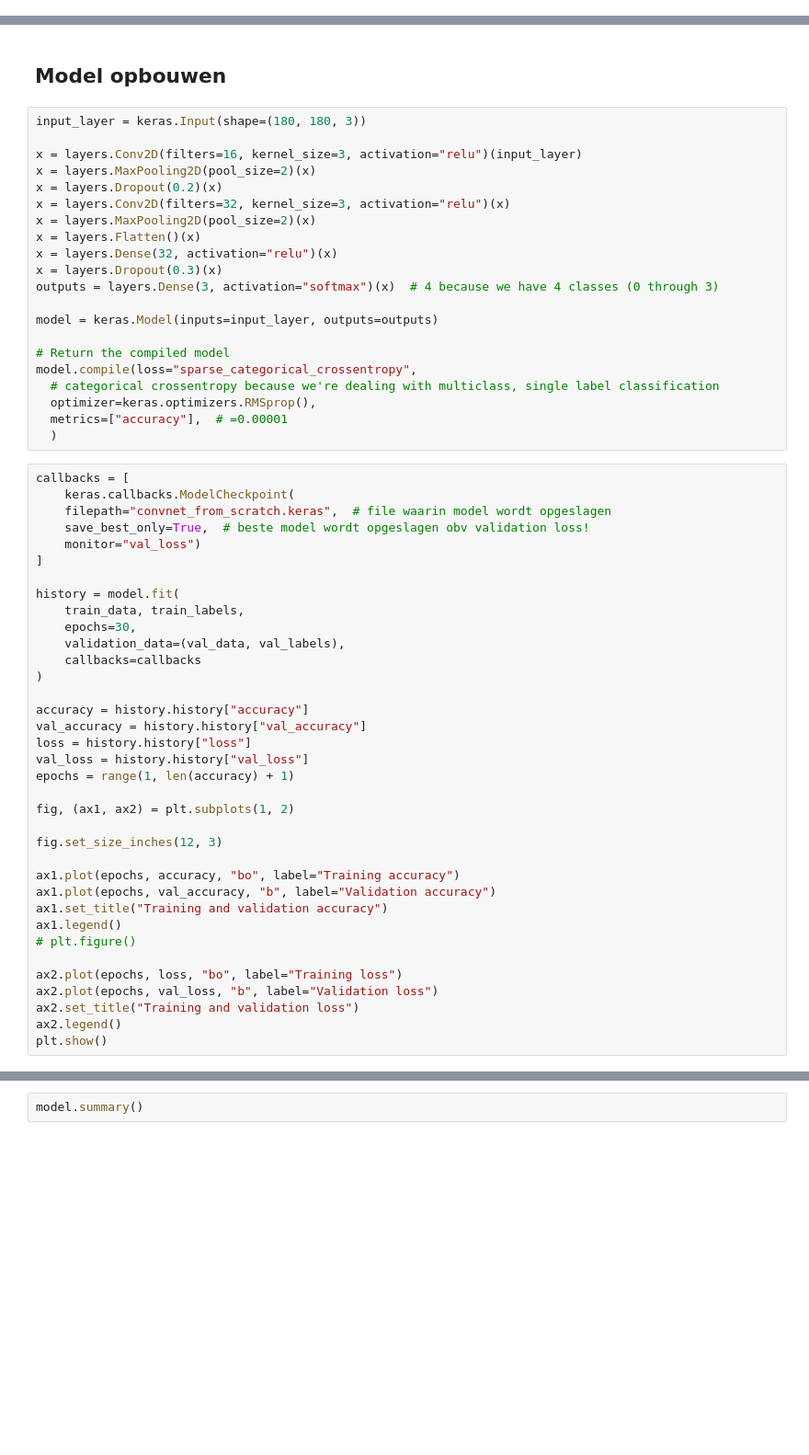
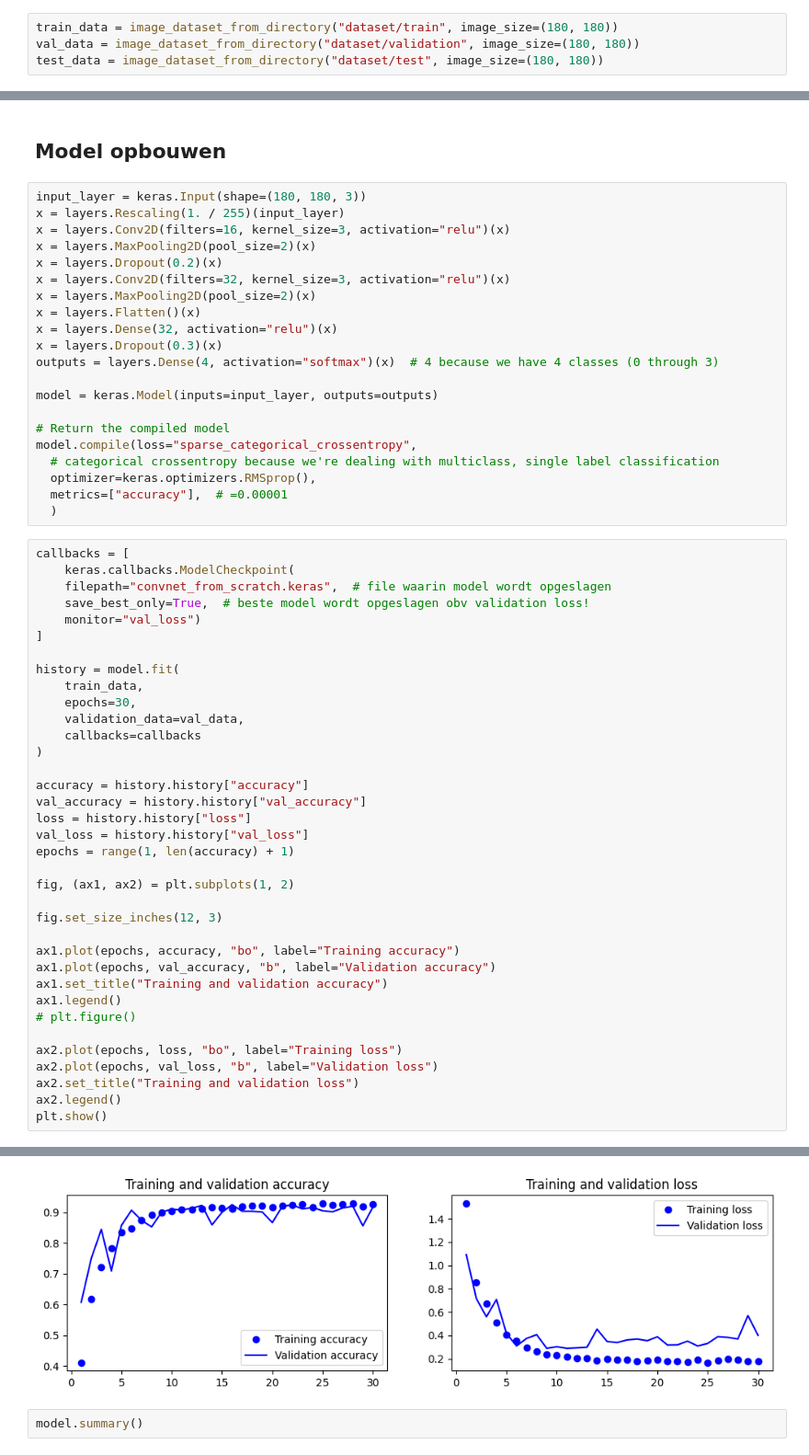
Before and after one commit to MichelDekiere/Opdracht-schilders, a Jupyter notebook: model.ipynb, the cells around one changed output, grey strips where cells are left out. Shown at 92% size. Cells and saved outputs as stored; diff of their text form; blank space fills up the shorter version.

Commit message:
removed create_data_with_labels

```diff
--- a/model.ipynb
+++ b/model.ipynb
@@ -90,0 +12,4 @@ def preprocess_image(image):
+# %%
+train_data = image_dataset_from_directory("dataset/train", image_size=(180, 180))
+val_data = image_dataset_from_directory("dataset/validation", image_size=(180, 180))
+test_data = image_dataset_from_directory("dataset/test", image_size=(180, 180))
@@ -92,8 +20,8 @@ def preprocess_image(image):
 ## Model opbouwen
 # %%
 input_layer = keras.Input(shape=(180, 180, 3))
-
-x = layers.Conv2D(filters=16, kernel_size=3, activation="relu")(input_layer)
+x = layers.Rescaling(1. / 255)(input_layer)
+x = layers.Conv2D(filters=16, kernel_size=3, activation="relu")(x)
 x = layers.MaxPooling2D(pool_size=2)(x)
 x = layers.Dropout(0.2)(x)
 x = layers.Conv2D(filters=32, kernel_size=3, activation="relu")(x)
@@ -101,7 +29,7 @@ x = layers.MaxPooling2D(pool_size=2)(x)
 x = layers.Flatten()(x)
 x = layers.Dense(32, activation="relu")(x)
 x = layers.Dropout(0.3)(x)
-outputs = layers.Dense(3, activation="softmax")(x)  # 4 because we have 4 classes (0 through 3)
+outputs = layers.Dense(4, activation="softmax")(x)  # 4 because we have 4 classes (0 through 3)
 
 model = keras.Model(inputs=input_layer, outputs=outputs)
 
@@ -120,9 +48,9 @@ callbacks = [
 ]
 
 history = model.fit(
-    train_data, train_labels,
+    train_data,
     epochs=30,
-    validation_data=(val_data, val_labels),
+    validation_data=val_data,
     callbacks=callbacks
 )
 
@@ -147,3 +75,4 @@ ax2.plot(epochs, val_loss, "b", label="Validation loss")
 ax2.set_title("Training and validation loss")
 ax2.legend()
 plt.show()
+# %% [output]
@@ -150,2 +96,3 @@ plt.show()
+[figure, added]
 # %%
 model.summary()
```
Also changed, not shown: parts of 5 cells of this notebook.
